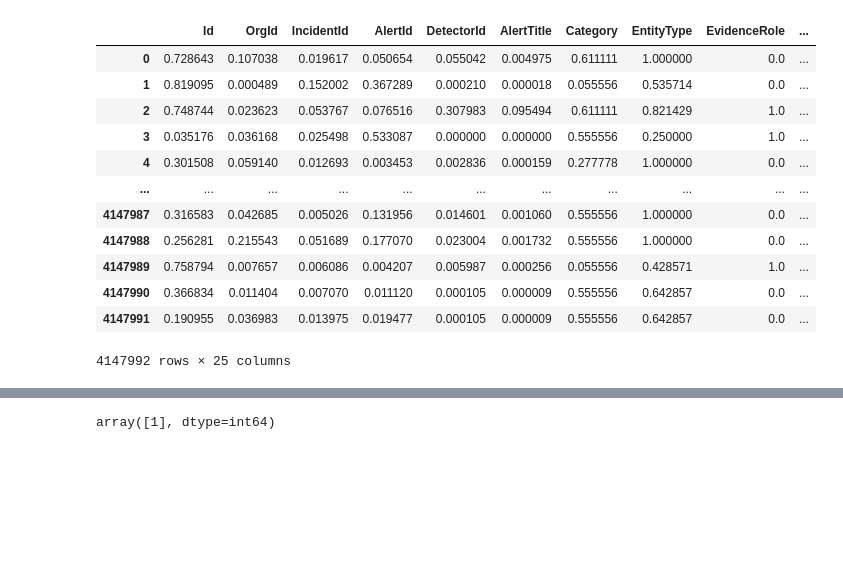
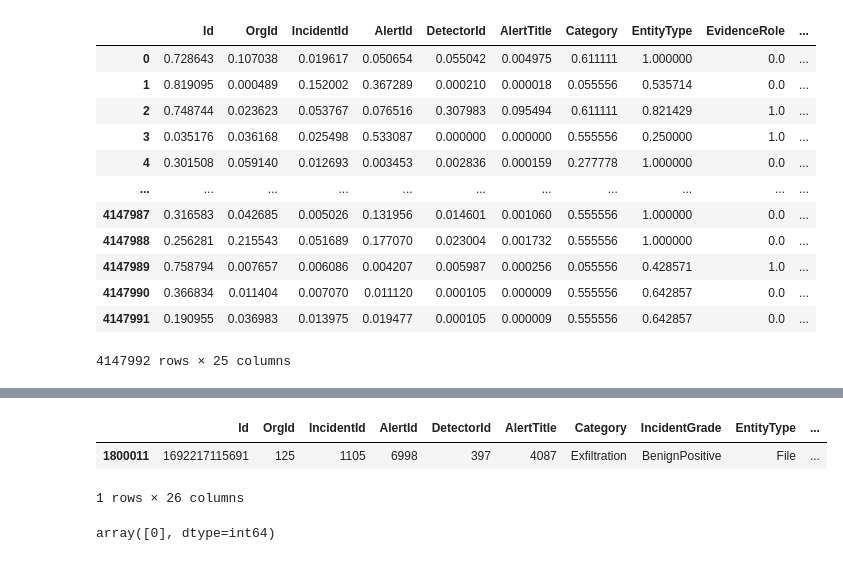
Before and after one commit to Syed-Abuthahir-M/Microsoft-Classifying-Cybersecurity-Incidents-with-Machine-Learning, a Jupyter notebook: Codes/test.ipynb, the cells around one changed output, grey strips where cells are left out. Drawn from its saved outputs; the diff is of its cells as text; code cells hidden in the pictures; blank space fills up the shorter version.

```diff
--- a/Codes/test.ipynb
+++ b/Codes/test.ipynb
@@ -123,2 +123,8 @@ encoded_test_data.loc[[3]]
 1 rows × 25 columns
+# %%
+test.iloc[[1800011]]
+# %% [output]
+|  | Id | OrgId | IncidentId | AlertId | DetectorId | AlertTitle | Category | IncidentGrade | EntityType | ... |
+| 1800011 | 1692217115691 | 125 | 1105 | 6998 | 397 | 4087 | Exfiltration | BenignPositive | File | ... |
+1 rows × 26 columns
 # %%
@@ -128,4 +134,4 @@ encoded_test_data.loc[[3]]
 # %%
-xgbc.predict(encoded_test_data.loc[[4147989]])
+xgbc.predict(encoded_test_data.loc[[1800011]])
 # %% [output]
-array([1], dtype=int64)
+array([0], dtype=int64)
```
Also changed, not shown: parts of 2 cells of this notebook.
